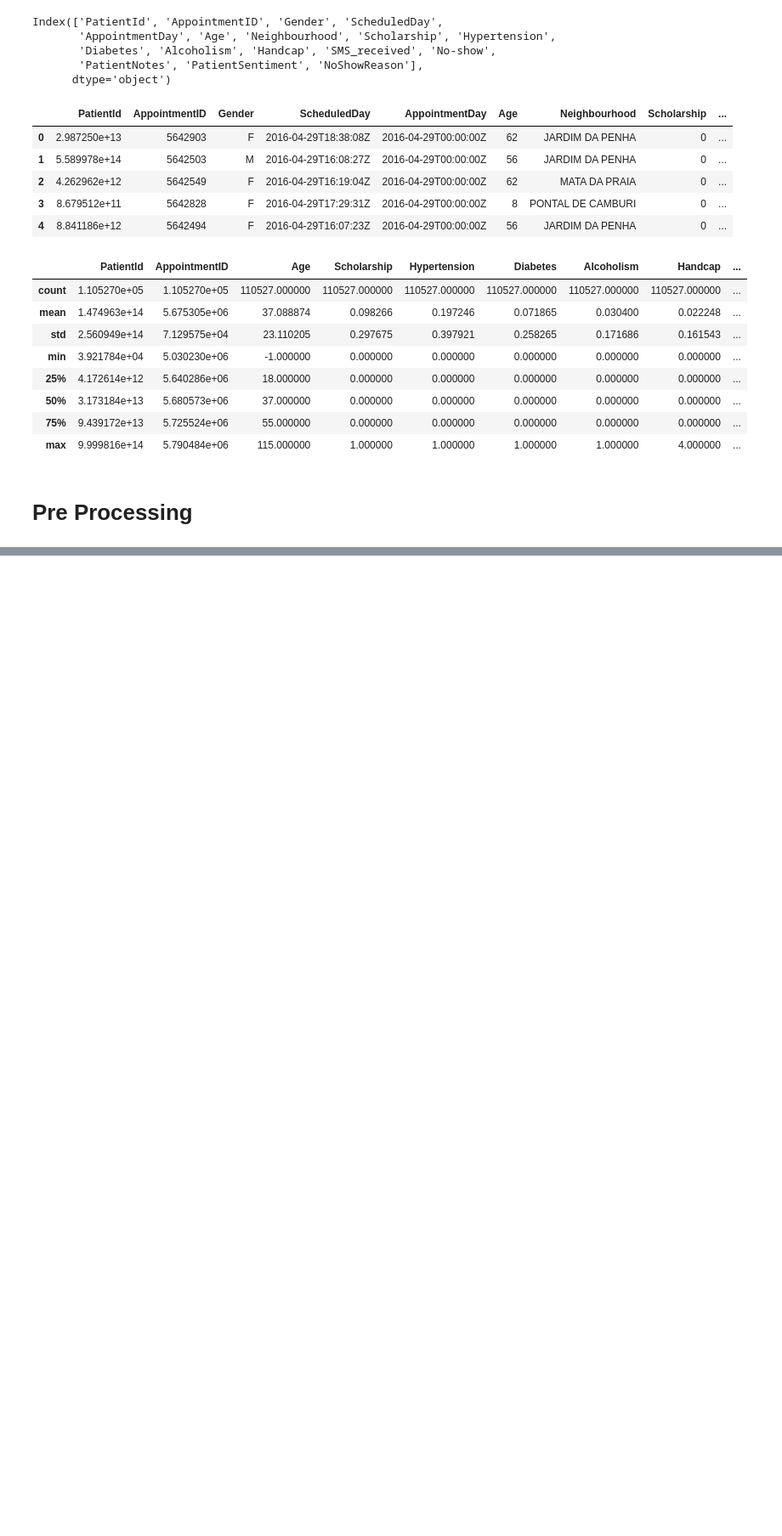
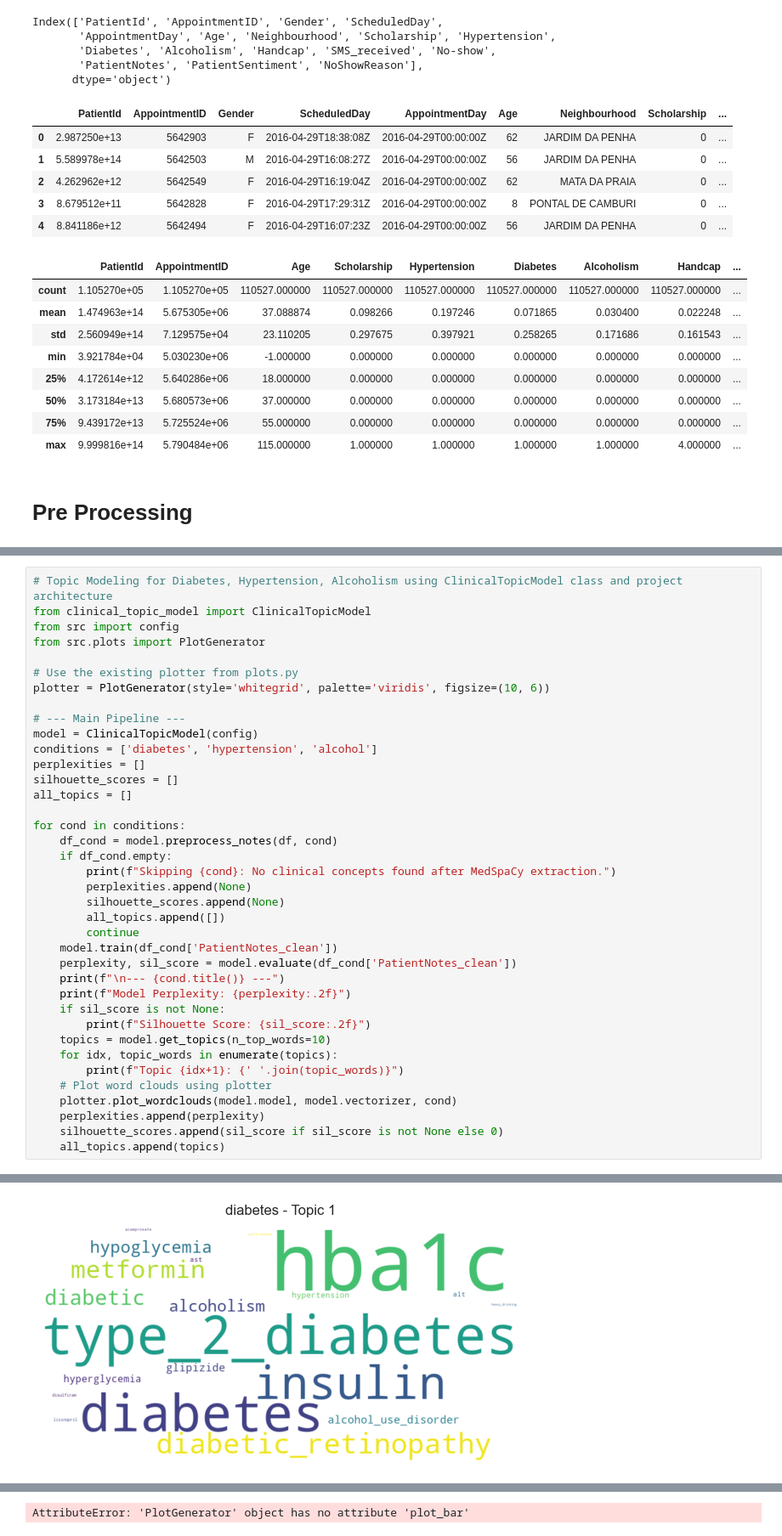
Before and after one commit to swapnilprakashpatil/aai510_3proj, a Jupyter notebook: notebooks/TopicModeling.ipynb, the cells around one changed output, grey strips where cells are left out. Shown: that part at 85% size. Saved outputs shown, nothing was run; the diff lists cells and outputs as text; blank space fills up the shorter version.

Commit message:
Topic Modeling

```diff
--- a/notebooks/TopicModeling.ipynb
+++ b/notebooks/TopicModeling.ipynb
@@ -197,0 +140,39 @@ patient currently importance support dietary readings pressure amlodipine manage
+# %%
+# Topic Modeling for Diabetes, Hypertension, Alcoholism using ClinicalTopicModel class and project architecture
+from clinical_topic_model import ClinicalTopicModel
+from src import config
+from src.plots import PlotGenerator
+
+# Use the existing plotter from plots.py
+plotter = PlotGenerator(style='whitegrid', palette='viridis', figsize=(10, 6))
+
+# --- Main Pipeline ---
+model = ClinicalTopicModel(config)
+conditions = ['diabetes', 'hypertension', 'alcohol']
+perplexities = []
+silhouette_scores = []
+all_topics = []
+
+for cond in conditions:
+    df_cond = model.preprocess_notes(df, cond)
+    if df_cond.empty:
+        print(f"Skipping {cond}: No clinical concepts found after MedSpaCy extraction.")
+        perplexities.append(None)
+        silhouette_scores.append(None)
+        all_topics.append([])
+        continue
+    model.train(df_cond['PatientNotes_clean'])
+    perplexity, sil_score = model.evaluate(df_cond['PatientNotes_clean'])
+    print(f"\n--- {cond.title()} ---")
+    print(f"Model Perplexity: {perplexity:.2f}")
+    if sil_score is not None:
+        print(f"Silhouette Score: {sil_score:.2f}")
+    topics = model.get_topics(n_top_words=10)
+    for idx, topic_words in enumerate(topics):
+        print(f"Topic {idx+1}: {' '.join(topic_words)}")
+    # Plot word clouds using plotter
+    plotter.plot_wordclouds(model.model, model.vectorizer, cond)
+    perplexities.append(perplexity)
+    silhouette_scores.append(sil_score if sil_score is not None else 0)
+    all_topics.append(topics)
+# %% [output]
@@ -197,0 +192 @@ patient currently importance support dietary readings pressure amlodipine manage
+[figure, added]
@@ -197,0 +230 @@ patient currently importance support dietary readings pressure amlodipine manage
+AttributeError: 'PlotGenerator' object has no attribute 'plot_bar'
```
Also changed, not shown: parts of 5 cells of this notebook, 10 other files.
